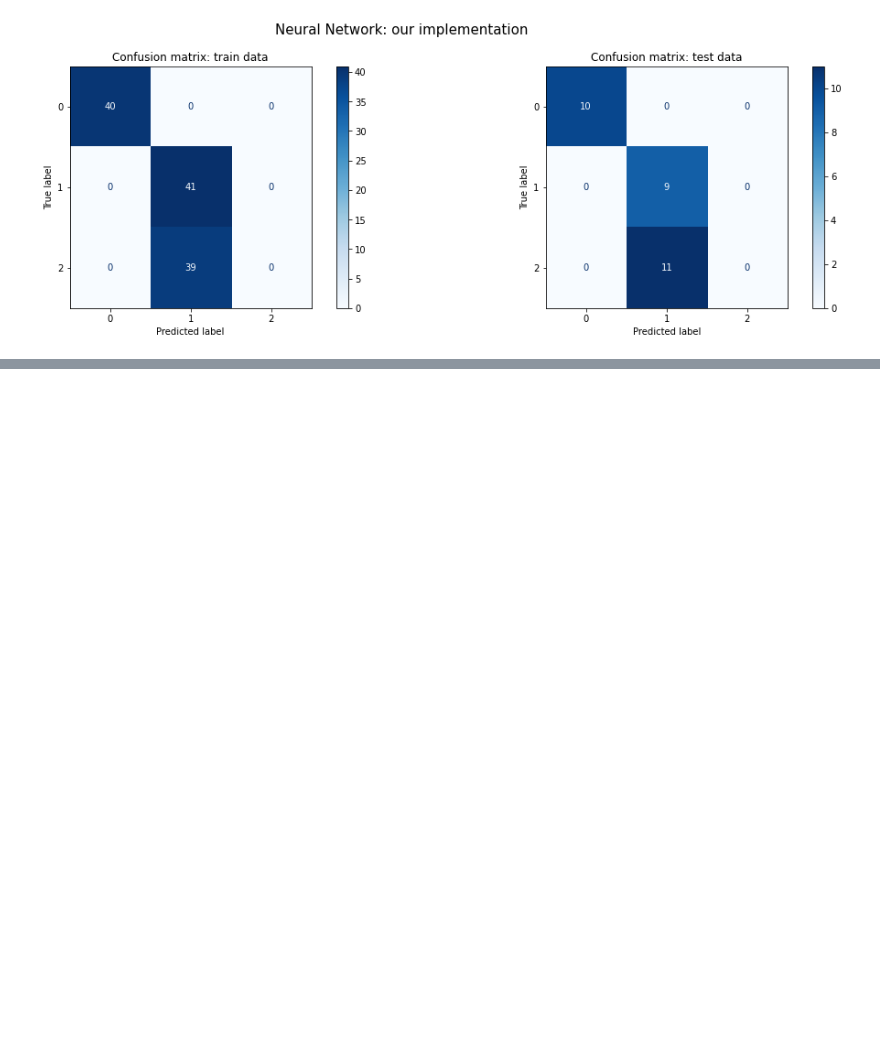
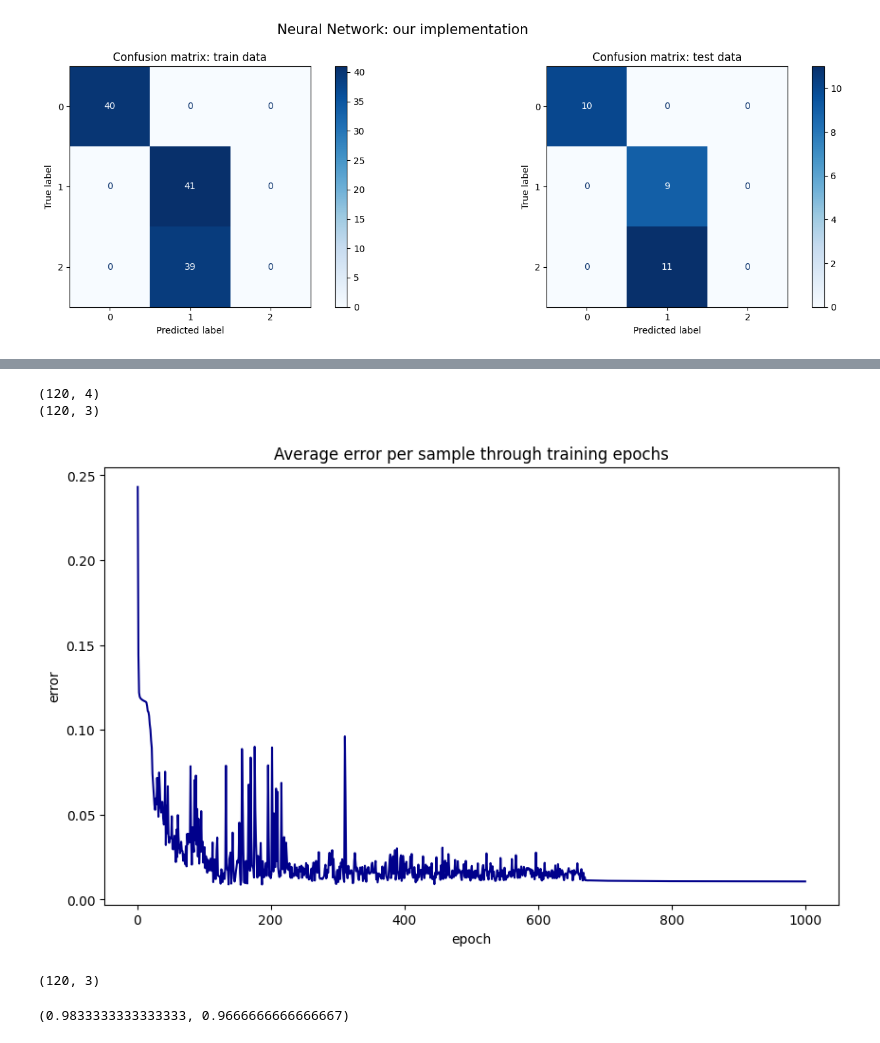
Before and after one commit to nadiaverdha/MachineLearningEx2, a Jupyter notebook: nn_from_scratch.ipynb, the cells around one changed output, grey strips where cells are left out. Saved outputs shown, nothing was run; the diff lists cells and outputs as text; code cells hidden in the pictures; blank space fills up the shorter version.

```diff
--- a/nn_from_scratch.ipynb
+++ b/nn_from_scratch.ipynb
@@ -331,0 +318,46 @@ print(out)
+# %%
+# Encoded values
+from sklearn.preprocessing import OneHotEncoder
+iris = load_iris()
+X = iris.data
+y = iris.target
+
+encoder = OneHotEncoder(sparse = False)
+
+y_reshaped = y.reshape(-1,1)
+
+y_encoded = encoder.fit_transform(y_reshaped)
+
+X_train, X_test, y_train, y_test = train_test_split(iris.data, y_encoded, test_size=0.2, random_state=42)
+# %%
+print(X_train.shape)
+
+print(y_train.shape)
+# %% [output]
+(120, 4)
+(120, 3)
+# %%
+# network
+net = Network()
+net.add(FCLayer(4, 5))
+net.add(ActivationLayer(tanh, tanh_prime))
+net.add(FCLayer(5, 3))
+net.add(ActivationLayer(tanh, tanh_prime))
+net.add(FCLayer(3, 3))
+net.add(ActivationLayer(tanh, tanh_prime))
+net.add(FCLayer(3, 3))
+net.add(ActivationLayer(tanh, tanh_prime))
+
+# train
+net.use(mse, mse_prime)
+# reshape first, such that every row becomes separate array
+# X_train = X_train.reshape(X_train.shape[0], 1, X_train.shape[1])
+# y_train = y_train.reshape(y_train.shape[0], 1, 1)
+
+# X_test = X_test.reshape(X_test.shape[0], 1, X_test.shape[1])
+# y_test = y_test.reshape(y_test.shape[0], 1, 1)
+
+err_vect = net.fit(X_train, y_train, epochs=1000, learning_rate=0.1)
+net.plot_error_curve(err_vect)
+# %% [output]
+[figure, added]
@@ -331,0 +370,4 @@ print(out)
+# %%
+y_train_pred.shape
+# %% [output]
+(120, 3)
@@ -331,0 +387,4 @@ print(out)
+# %%
+train_accuracy,test_accuracy
+# %% [output]
+(0.9833333333333333, 0.9666666666666667)
```
Also changed, not shown: parts of 14 cells of this notebook.
